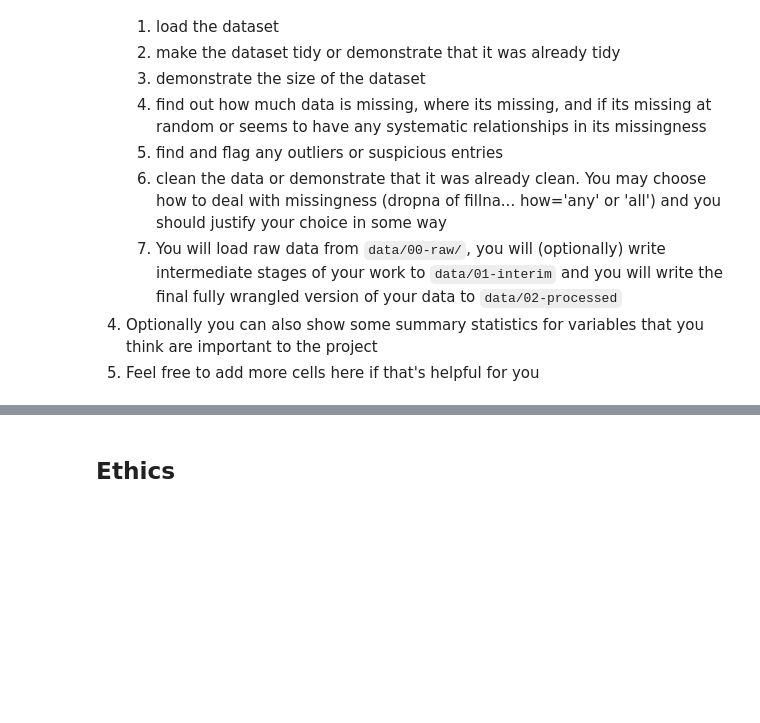
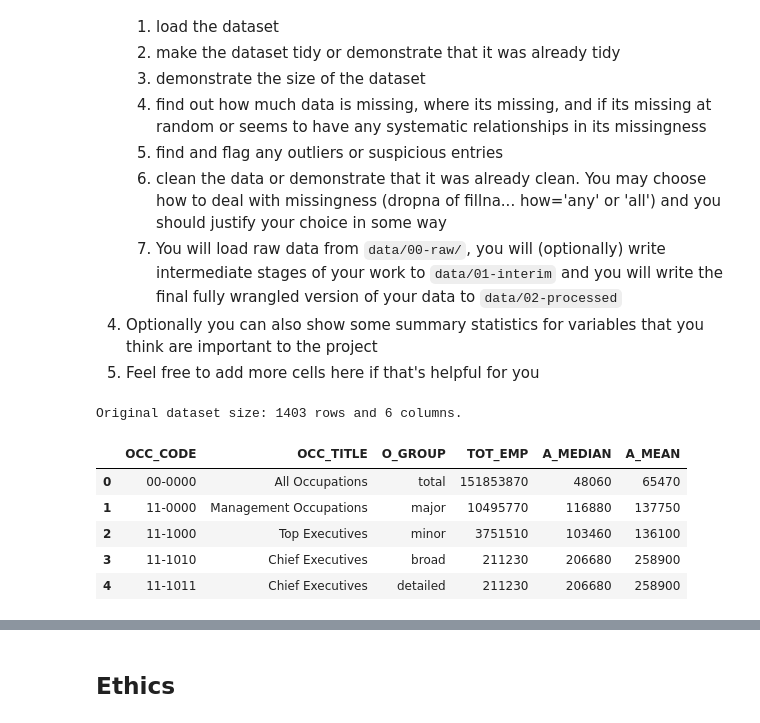
Before and after one commit to COGS108/Group-SP26-101, a Jupyter notebook: 01-DataCheckpoint.ipynb, the cells around one changed output, grey strips where cells are left out. Cells and saved outputs as stored; diff of their text form; code cells hidden in the pictures; blank space fills up the shorter version.

```diff
--- a/01-DataCheckpoint.ipynb
+++ b/01-DataCheckpoint.ipynb
@@ -138,3 +119,24 @@ Instructions:
     7. You will load raw data from `data/00-raw/`, you will (optionally) write intermediate stages of your work to `data/01-interim` and you will write the final fully wrangled version of your data to `data/02-processed`
 4. Optionally you can also show some summary statistics for variables that you think are important to the project
 5. Feel free to add more cells here if that's helpful for you
+# %%
+## YOUR CODE TO LOAD/CLEAN/TIDY/WRANGLE THE DATA GOES HERE
+import pandas as pd
+import numpy as np
+
+file_path = 'data/00-raw/bls_national_2023.xlsx'
+raw_bls_df = pd.read_excel(file_path)
+
+cols_to_keep = ['OCC_CODE', 'OCC_TITLE', 'O_GROUP', 'TOT_EMP', 'A_MEDIAN', 'A_MEAN']
+bls_df = raw_bls_df[cols_to_keep].copy()
+
+print(f"Original dataset size: {bls_df.shape[0]} rows and {bls_df.shape[1]} columns.")
+display(bls_df.head())
+# %% [output]
+Original dataset size: 1403 rows and 6 columns.
+|  | OCC_CODE | OCC_TITLE | O_GROUP | TOT_EMP | A_MEDIAN | A_MEAN |
+| 0 | 00-0000 | All Occupations | total | 151853870 | 48060 | 65470 |
+| 1 | 11-0000 | Management Occupations | major | 10495770 | 116880 | 137750 |
+| 2 | 11-1000 | Top Executives | minor | 3751510 | 103460 | 136100 |
+| 3 | 11-1010 | Chief Executives | broad | 211230 | 206680 | 258900 |
+| 4 | 11-1011 | Chief Executives | detailed | 211230 | 206680 | 258900 |
```
Also changed, not shown: parts of 30 cells of this notebook.
